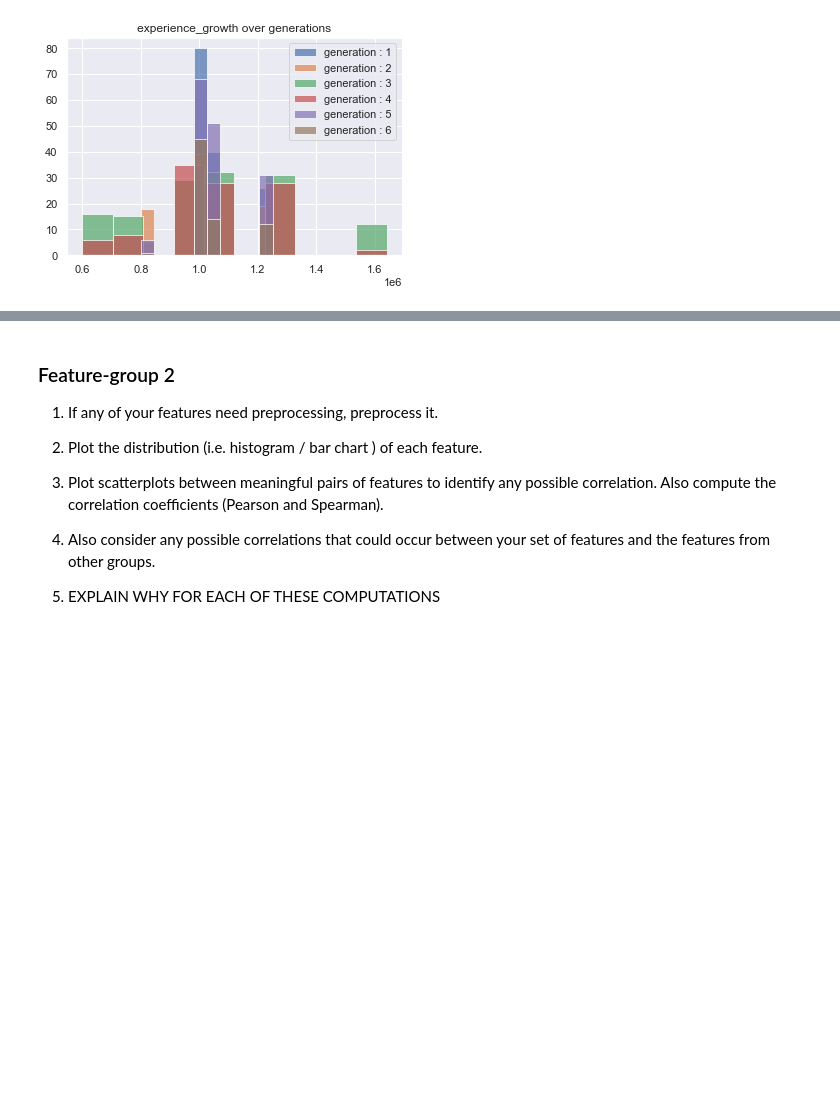
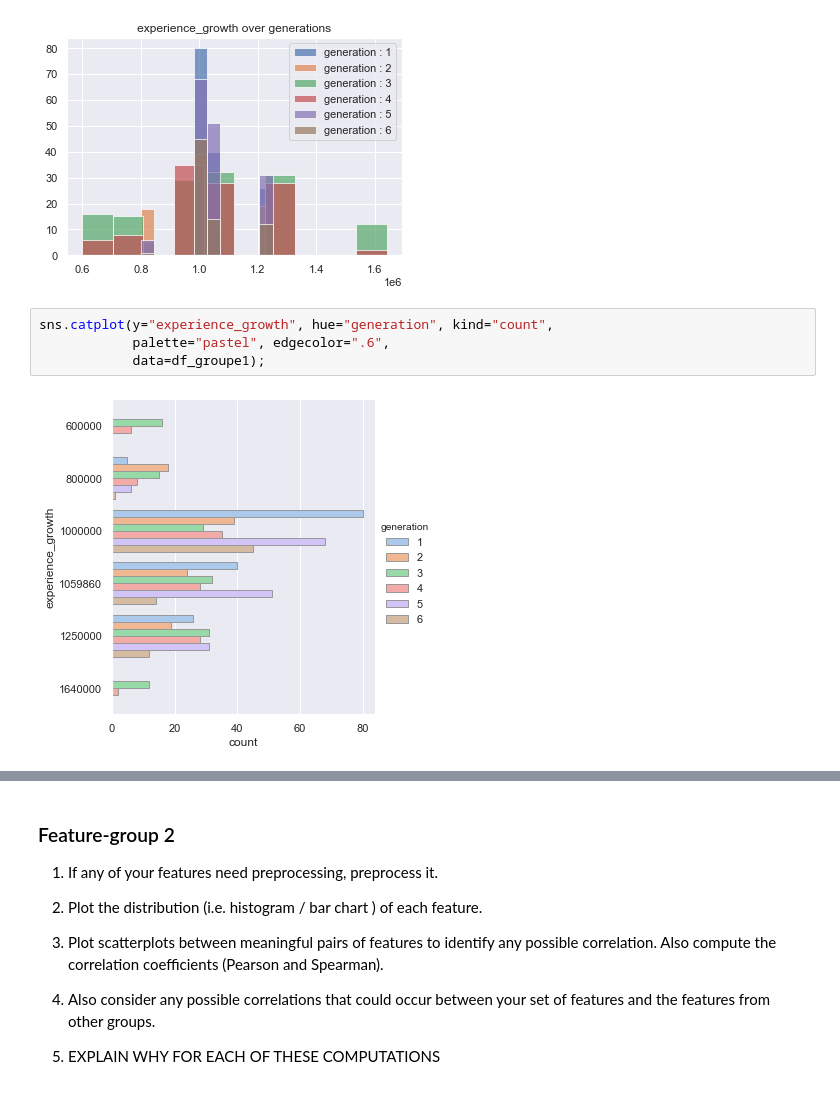
Before and after one commit to com-480-data-visualization/com-480-project-analaktycs, a Jupyter notebook: Milestone1.ipynb, the cells around one changed output, grey strips where cells are left out. Cells and saved outputs as stored; diff of their text form; blank space fills up the shorter version.

Commit message:
group1 part2

```diff
--- a/Milestone1.ipynb
+++ b/Milestone1.ipynb
@@ -246,3 +247,9 @@ lg =ax.legend()
 ttl=plt.title('experience_growth over generations')
 # %% [output]
 [figure]
+# %%
+sns.catplot(y="experience_growth", hue="generation", kind="count",
+            palette="pastel", edgecolor=".6",
+            data=df_groupe1);
+# %% [output]
+[figure, added]
```
Also changed, not shown: parts of 8 cells of this notebook.
